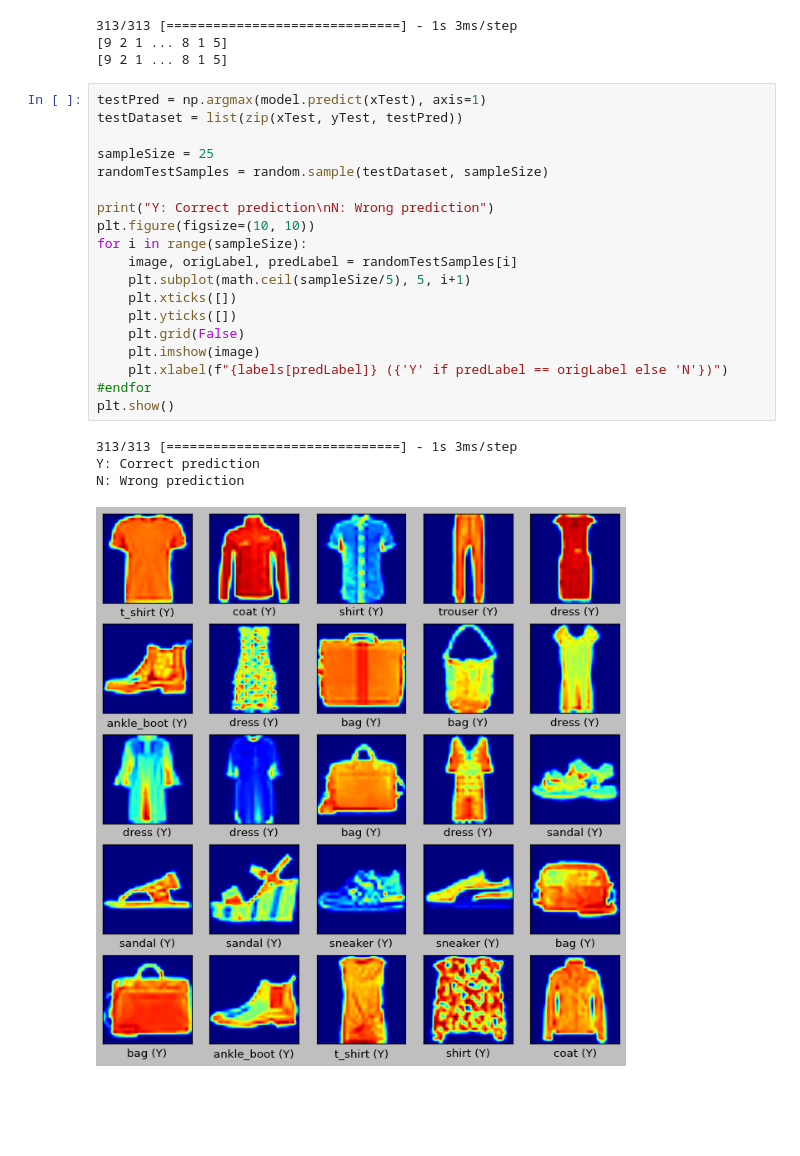
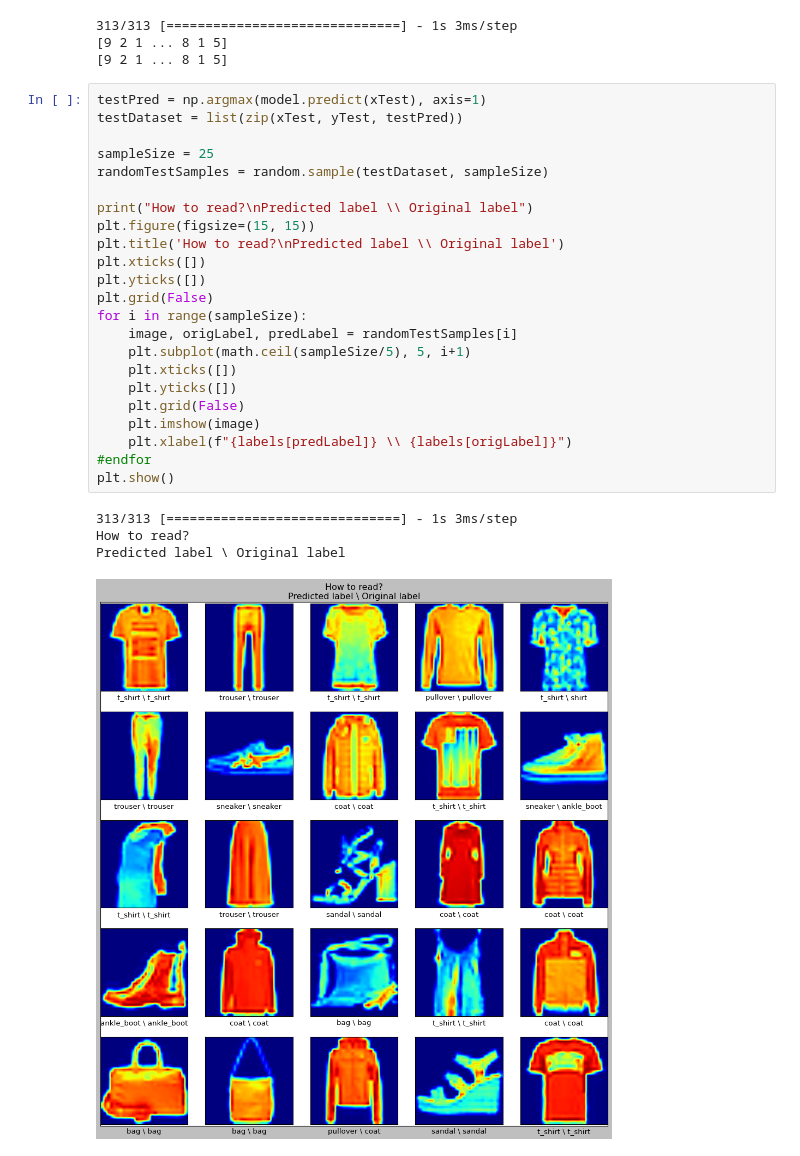
Before and after one commit to ZainUlMustafa/Keras-CNN-Fashion-Mnist, a Jupyter notebook: trainer.ipynb, the cells around one changed output. Saved outputs shown, nothing was run; the diff lists cells and outputs as text; blank space fills up the shorter version.

```diff
--- a/trainer.ipynb
+++ b/trainer.ipynb
@@ -144,24 +144,28 @@ print(yTest)
 # %%
 testPred = np.argmax(model.predict(xTest), axis=1)
 testDataset = list(zip(xTest, yTest, testPred))
 
 sampleSize = 25
 randomTestSamples = random.sample(testDataset, sampleSize)
 
-print("Y: Correct prediction\nN: Wrong prediction")
-plt.figure(figsize=(10, 10))
+print("How to read?\nPredicted label \\ Original label")
+plt.figure(figsize=(15, 15))
+plt.title('How to read?\nPredicted label \\ Original label')
+plt.xticks([])
+plt.yticks([])
+plt.grid(False)
 for i in range(sampleSize):
     image, origLabel, predLabel = randomTestSamples[i]
     plt.subplot(math.ceil(sampleSize/5), 5, i+1)
     plt.xticks([])
     plt.yticks([])
     plt.grid(False)
     plt.imshow(image)
-    plt.xlabel(f"{labels[predLabel]} ({'Y' if predLabel == origLabel else 'N'})")
+    plt.xlabel(f"{labels[predLabel]} \\ {labels[origLabel]}")
 #endfor
 plt.show()
 # %% [output]
 313/313 [==============================] - 1s 3ms/step
-Y: Correct prediction
-N: Wrong prediction
+How to read?
+Predicted label \ Original label
-[figure, old version]
+[figure, new version]
```
